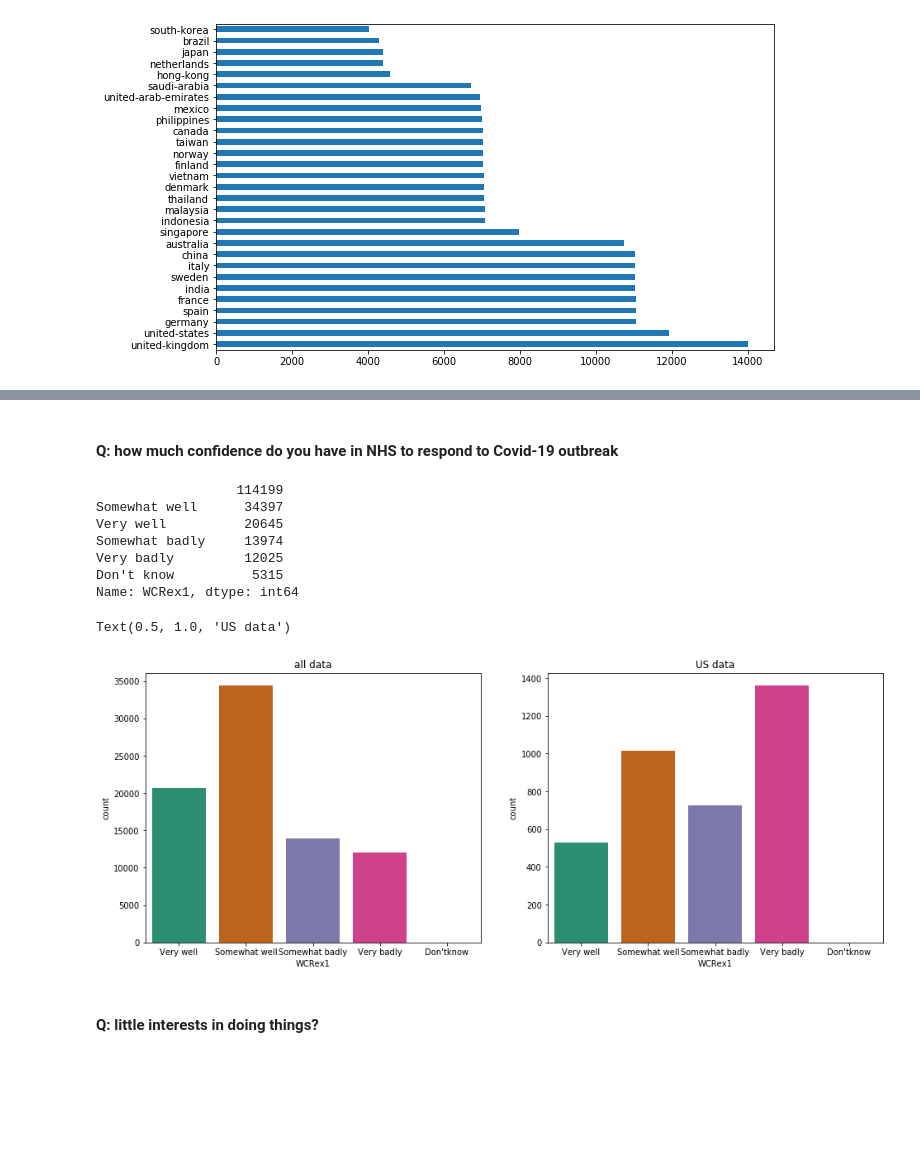
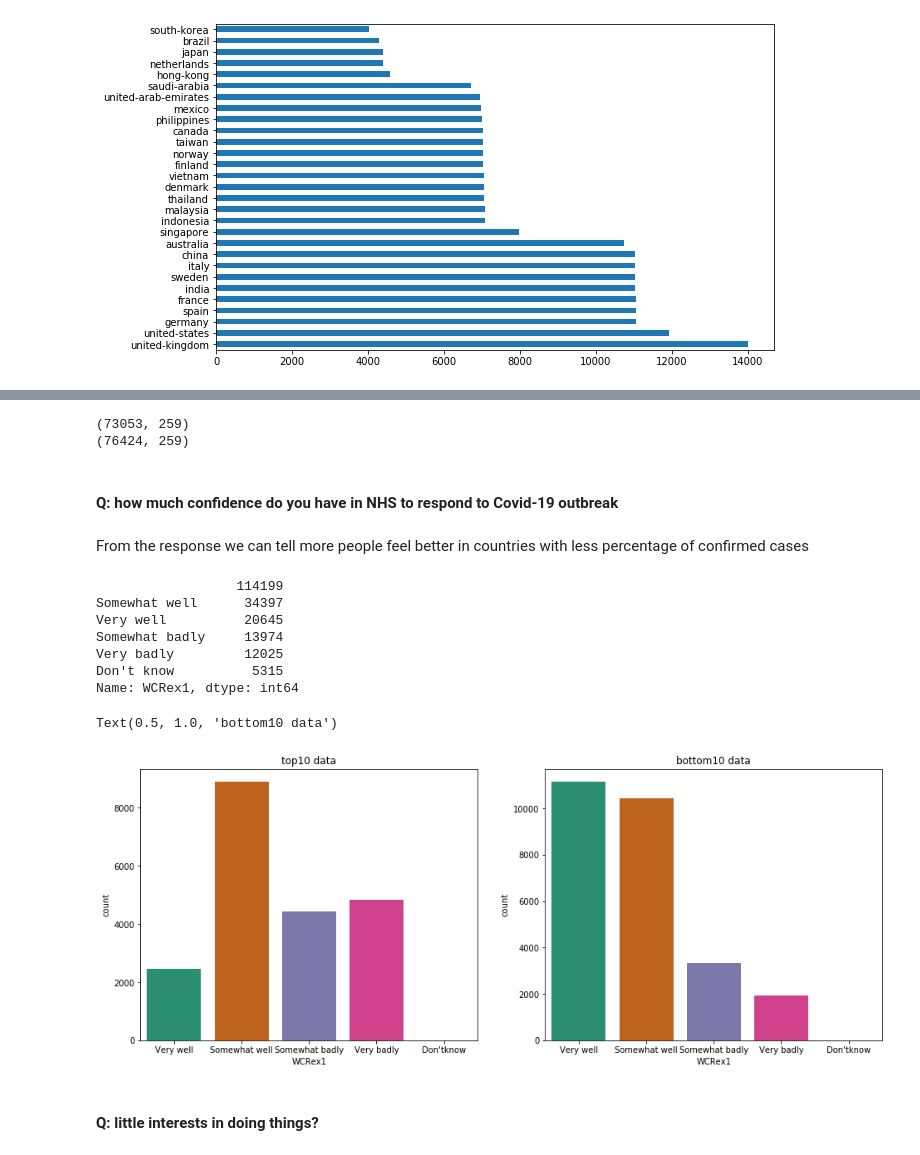
Before and after one commit to yuna-git/Covid19_response, a Jupyter notebook: covid-19 response study.ipynb, the cells around one changed output, grey strips where cells are left out. Drawn from its saved outputs; the diff is of its cells as text; code cells hidden in the pictures; blank space fills up the shorter version.

```diff
--- a/covid-19 response study.ipynb
+++ b/covid-19 response study.ipynb
@@ -123,5 +126,5 @@ all_data['country'].value_counts().plot(kind='barh', figsize=(10,6))
 # %%
-top_country =['united-state', 'brazil', 'singapore', 'sweden', 'saudi-arabia', 'united-arab-emirates', 'spain',
+country_rate =['united-state', 'brazil', 'singapore', 'sweden', 'saudi-arabia', 'united-arab-emirates', 'spain',
               'united-kingdom', 'italy', 'neitherland', 'canada', 'france', 'germany', 'denmark','mexico', 'norway',
               'finland', 'india', 'philippines', 'australia','indonesia','malaysia', 'south-korea','japan', 'china',
               'taiwan', 'vietnam']
@@ -129,9 +132,18 @@ top_country =['united-state', 'brazil', 'singapore', 'sweden', 'saudi-arabia', '
 us_data = all_data[all_data['country']=='united-states']
 uk_data = all_data[all_data['country']=='united-kindom']
 china_data = all_data[all_data['country']=='china']
-top_data = all_data.loc[all_data['country'].apply(lambda x: x in top_country)]
+top10_data = all_data.loc[all_data['country'].apply(lambda x: x in country_rate[:10])]
+bottom10_data = all_data.loc[all_data['country'].apply(lambda x: x in country_rate[-10:])]
+# %%
+print(top10_data.shape)
+print(bottom10_data.shape)
+# %% [output]
+(73053, 259)
+(76424, 259)
 # %% [markdown]
 #### Q: how much confidence do you have in NHS to respond to Covid-19 outbreak
+# %% [markdown]
+From the response we can tell more people feel better in countries with less percentage of confirmed cases
 # %%
 all_data['WCRex1'].value_counts()
 # %% [output]
@@ -145,14 +157,14 @@ Name: WCRex1, dtype: int64
 # %%
 fig, ax = plt.subplots(1,2, figsize=(16,6))
 #order=['Always', 'Frequently', 'Sometimes', 'Rarely', 'Not at all']
 order=['Very well', 'Somewhat well', 'Somewhat badly', 'Very badly', "Don'tknow"]
-sns.countplot(x='WCRex1', data = all_data, order = order, palette = 'Dark2', ax = ax[0])
-sns.countplot(x='WCRex1', data = us_data, order = order, palette = 'Dark2', ax = ax[1])
-ax[0].set_title('all data')
-ax[1].set_title('US data')
+sns.countplot(x='WCRex1', data = top10_data, order = order, palette = 'Dark2', ax = ax[0])
+sns.countplot(x='WCRex1', data = bottom10_data, order = order, palette = 'Dark2', ax = ax[1])
+ax[0].set_title('top10 data')
+ax[1].set_title('bottom10 data')
 # %% [output]
-Text(0.5, 1.0, 'US data')
+Text(0.5, 1.0, 'bottom10 data')
-[figure, old version]
+[figure, new version]
 # %% [markdown]
 #### Q: little interests in doing things?
 # %%
```
Also changed, not shown: parts of 8 cells of this notebook.
